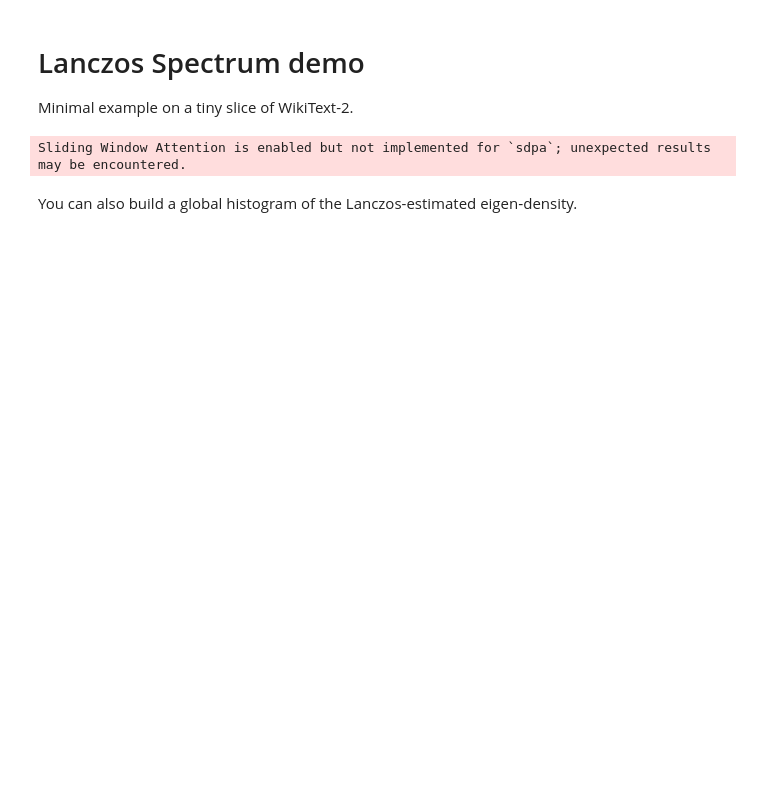
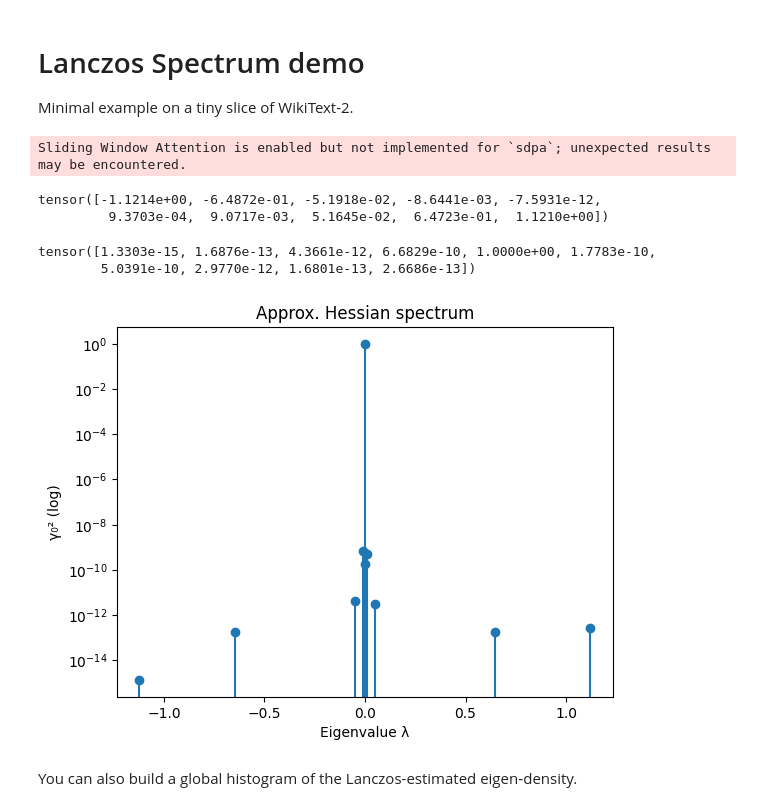
Before and after one commit to PureStrength-AI/HessFormer, a Jupyter notebook: demo.ipynb, the cells around one changed output. Cells and saved outputs as stored; diff of their text form; code cells hidden in the pictures; blank space fills up the shorter version.

```diff
--- a/demo.ipynb
+++ b/demo.ipynb
@@ -18,16 +18,28 @@ ds = load_dataset("wikitext", "wikitext-2-raw-v1", split="train[:1%]")
 out = run_lanczos(model, ds, num_iter=10,
                   hvp_mode=HvpMode.REV_FWD,
                   batch_size=2)
+# %%
+eigvals
+# %% [output]
+tensor([-1.1214e+00, -6.4872e-01, -5.1918e-02, -8.6441e-03, -7.5931e-12,
+         9.3703e-04,  9.0717e-03,  5.1645e-02,  6.4723e-01,  1.1210e+00])
+# %%
+gammas
+# %% [output]
+tensor([1.3303e-15, 1.6876e-13, 4.3661e-12, 6.6829e-10, 1.0000e+00, 1.7783e-10,
+        5.0391e-10, 2.9770e-12, 1.6801e-13, 2.6686e-13])
 # %%
-eigvals = out["spec"]["eigvals"].cpu()
-gammas  = out["spec"]["gammas"].cpu()
+eigvals_np = out["spec"]["eigvals"].detach().cpu().numpy()
+gammas_np  = out["spec"]["gammas"].detach().cpu().numpy()
 
-plt.stem(eigvals, gammas, basefmt=" ")
+plt.stem(eigvals_np, gammas_np, basefmt=" ")
 plt.yscale("log")
 plt.xlabel("Eigenvalue λ")
 plt.ylabel("γ₀² (log)")
 plt.title("Approx. Hessian spectrum")
 plt.show()
+# %% [output]
+[figure, added]
 # %% [markdown]
 You can also build a global histogram of the Lanczos-estimated eigen‐density.
 # %%
```
Also changed, not shown: parts of 1 cell of this notebook.
